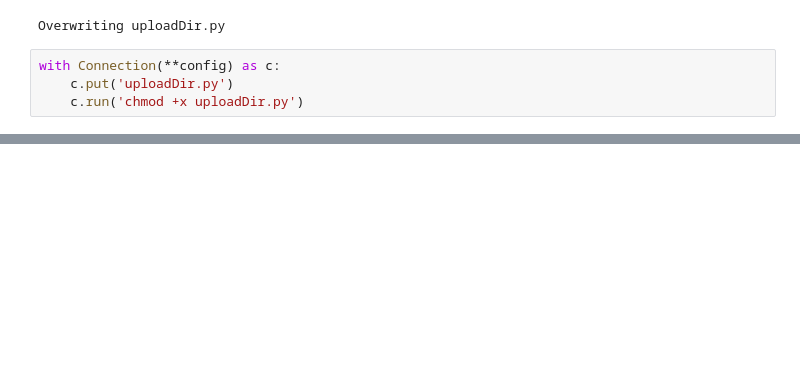
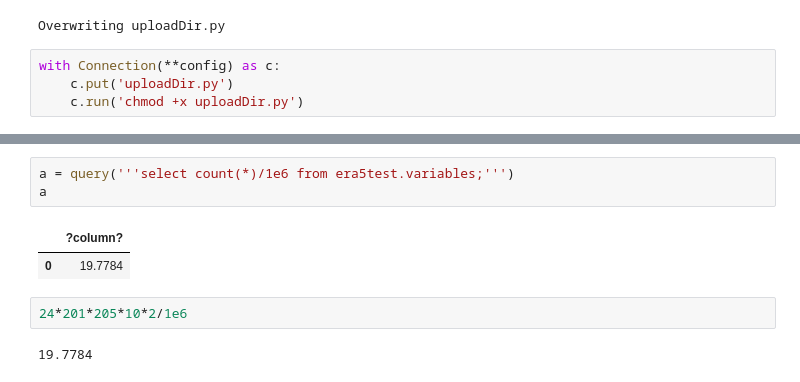
Before and after one commit to Lecheps/catchCan_tools, a Jupyter notebook: get_nve_data.ipynb, the cells around one changed output, grey strips where cells are left out. Drawn from its saved outputs; the diff is of its cells as text; blank space fills up the shorter version.

```diff
--- a/get_nve_data.ipynb
+++ b/get_nve_data.ipynb
@@ -857,0 +871,10 @@ plt.imshow(b)
+# %%
+a = query('''select count(*)/1e6 from era5test.variables;''')
+a
+# %% [output]
+|  | ?column? |
+| 0 | 19.7784 |
+# %%
+24*201*205*10*2/1e6
+# %% [output]
+19.7784
```
Also changed, not shown: parts of 4 cells of this notebook.
